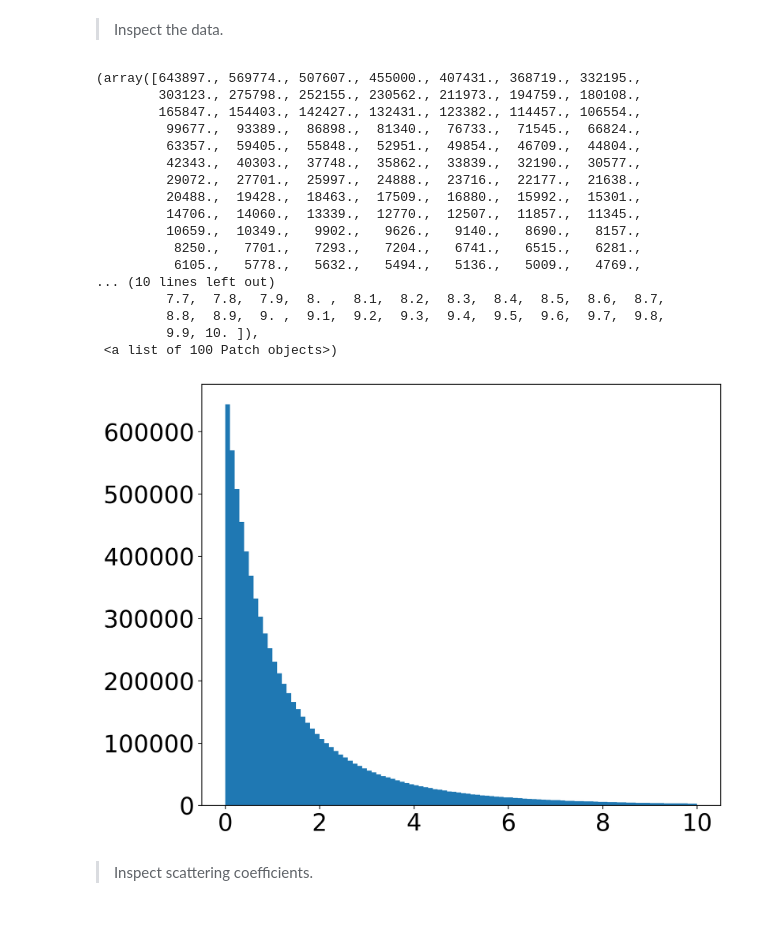
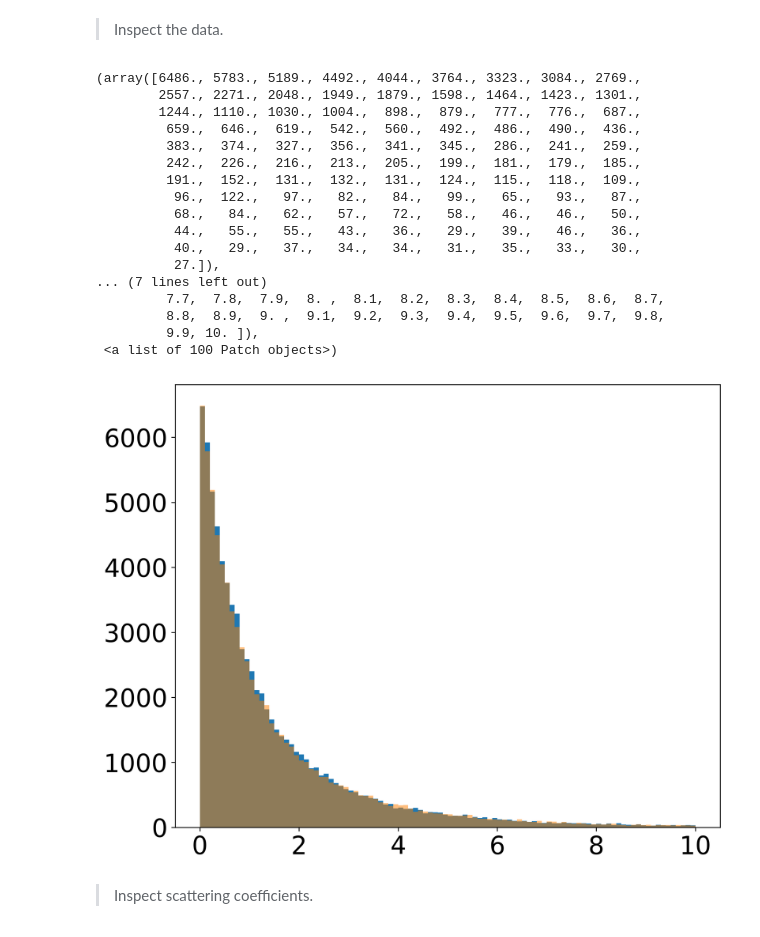
Before and after one commit to tingyuansen/Weak_Lensing, a Jupyter notebook: Zeldovich_Apprximation.ipynb, the cells around one changed output. Drawn from its saved outputs; the diff is of its cells as text; code cells hidden in the pictures.

```diff
--- a/Zeldovich_Apprximation.ipynb
+++ b/Zeldovich_Apprximation.ipynb
@@ -74,26 +74,27 @@ Text(0, 0.5, 'z = 0')
 # %% [markdown]
 > Inspect the data.
 # %%
-plt.hist(sim_z0.ravel(), range=[0,10], bins=100)
+plt.hist(sim_z0[0,:,:,:].ravel(), range=[0,10], bins=100)
+plt.hist(sim_z0[10,:,:,:].ravel(), range=[0,10], bins=100, alpha=0.5)
 # %% [output]
-(array([643897., 569774., 507607., 455000., 407431., 368719., 332195.,
-        303123., 275798., 252155., 230562., 211973., 194759., 180108.,
-        165847., 154403., 142427., 132431., 123382., 114457., 106554.,
-         99677.,  93389.,  86898.,  81340.,  76733.,  71545.,  66824.,
-         63357.,  59405.,  55848.,  52951.,  49854.,  46709.,  44804.,
-         42343.,  40303.,  37748.,  35862.,  33839.,  32190.,  30577.,
-         29072.,  27701.,  25997.,  24888.,  23716.,  22177.,  21638.,
-         20488.,  19428.,  18463.,  17509.,  16880.,  15992.,  15301.,
-         14706.,  14060.,  13339.,  12770.,  12507.,  11857.,  11345.,
-         10659.,  10349.,   9902.,   9626.,   9140.,   8690.,   8157.,
-          8250.,   7701.,   7293.,   7204.,   6741.,   6515.,   6281.,
-          6105.,   5778.,   5632.,   5494.,   5136.,   5009.,   4769.,
-... (10 lines left out)
+(array([6486., 5783., 5189., 4492., 4044., 3764., 3323., 3084., 2769.,
+        2557., 2271., 2048., 1949., 1879., 1598., 1464., 1423., 1301.,
+        1244., 1110., 1030., 1004.,  898.,  879.,  777.,  776.,  687.,
+         659.,  646.,  619.,  542.,  560.,  492.,  486.,  490.,  436.,
+         383.,  374.,  327.,  356.,  341.,  345.,  286.,  241.,  259.,
+         242.,  226.,  216.,  213.,  205.,  199.,  181.,  179.,  185.,
+         191.,  152.,  131.,  132.,  131.,  124.,  115.,  118.,  109.,
+          96.,  122.,   97.,   82.,   84.,   99.,   65.,   93.,   87.,
+          68.,   84.,   62.,   57.,   72.,   58.,   46.,   46.,   50.,
+          44.,   55.,   55.,   43.,   36.,   29.,   39.,   46.,   36.,
+          40.,   29.,   37.,   34.,   34.,   31.,   35.,   33.,   30.,
+          27.]),
+... (7 lines left out)
          7.7,  7.8,  7.9,  8. ,  8.1,  8.2,  8.3,  8.4,  8.5,  8.6,  8.7,
          8.8,  8.9,  9. ,  9.1,  9.2,  9.3,  9.4,  9.5,  9.6,  9.7,  9.8,
          9.9, 10. ]),
  <a list of 100 Patch objects>)
-[figure, old version]
+[figure, new version]
 # %% [markdown]
 > Inspect scattering coefficients.
 # %%
```
Also changed, not shown: 1 other file.
